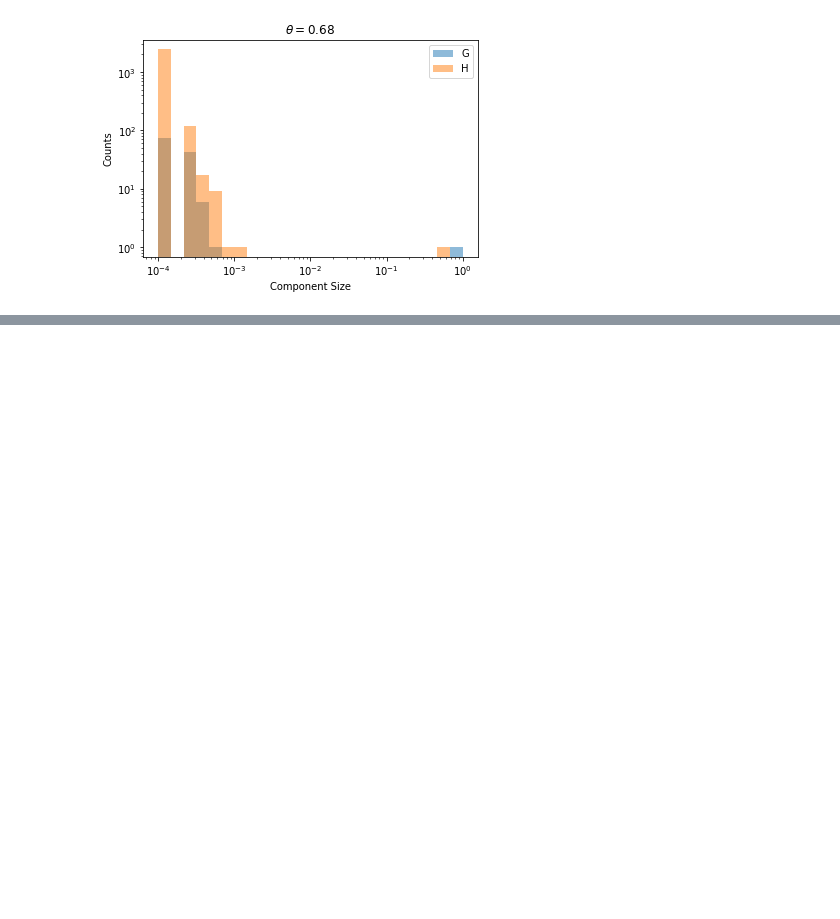
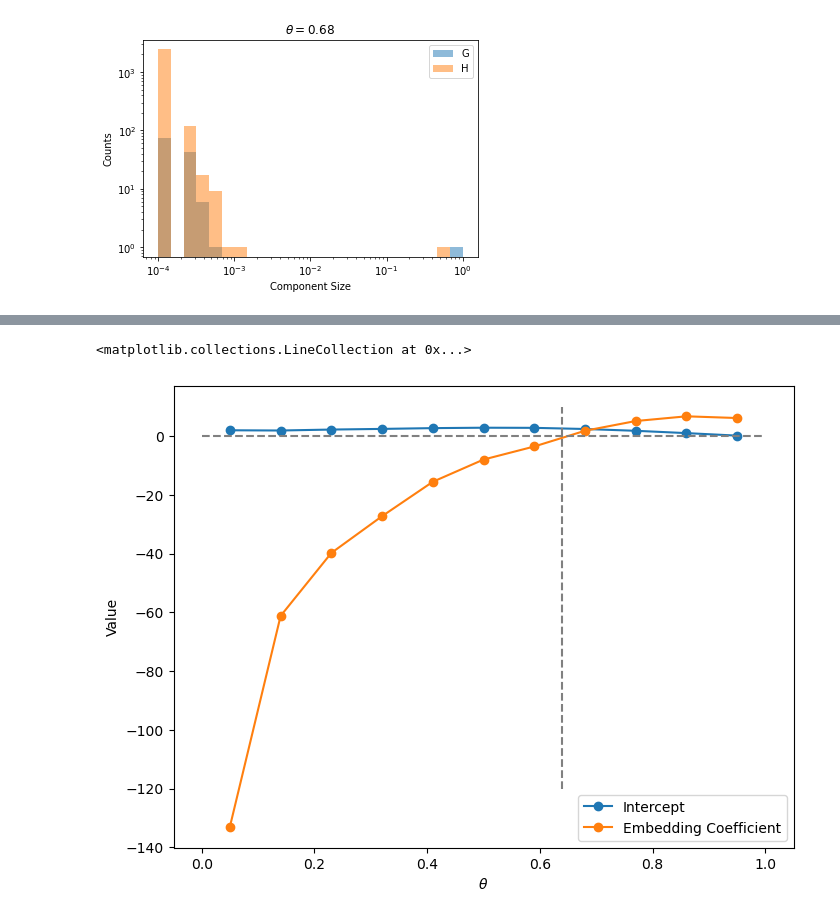
Before and after one commit to kaiser-dan/proj_naive-embedded-reconstruction, a Jupyter notebook: notebooks/ex/vector-analysis.ipynb, the cells around one changed output, grey strips where cells are left out. Drawn from its saved outputs; the diff is of its cells as text; code cells hidden in the pictures; blank space fills up the shorter version.

```diff
--- a/notebooks/ex/vector-analysis.ipynb
+++ b/notebooks/ex/vector-analysis.ipynb
@@ -1253,6 +1258,14 @@ accuracies = {
     k: accuracy_score(v[2], v[1])
     for k, v in model_outputs.items()
 }
+intercepts = {
+    k: v[-2][0]
+    for k, v in model_outputs.items()
+}
+coefficients = {
+    k: v[-1][0][0]
+    for k, v in model_outputs.items()
+}
 # %%
 plt.figure(figsize=(8,6))
 plt.plot(aurocs.keys(), aurocs.values(), marker="o", label="ROC-AUC")
@@ -1266,0 +1280,12 @@ plt.vlines(0.64, 0, 1, linestyles="--", color="gray")
+# %%
+plt.figure(figsize=(8,6))
+plt.plot(intercepts.keys(), intercepts.values(), marker="o", label="Intercept")
+plt.plot(coefficients.keys(), coefficients.values(), marker="o", label="Embedding Coefficient")
+plt.legend()
+plt.xlabel("$\\theta$")
+plt.ylabel("Value")
+plt.hlines(0, 0, 1, linestyles="--", color="gray")
+plt.vlines(0.64, -120, 10, linestyles="--", color="gray")
+# %% [output]
+<matplotlib.collections.LineCollection at 0x...>
+[figure, added]
```
Also changed, not shown: parts of 24 cells of this notebook, 4 other files.
